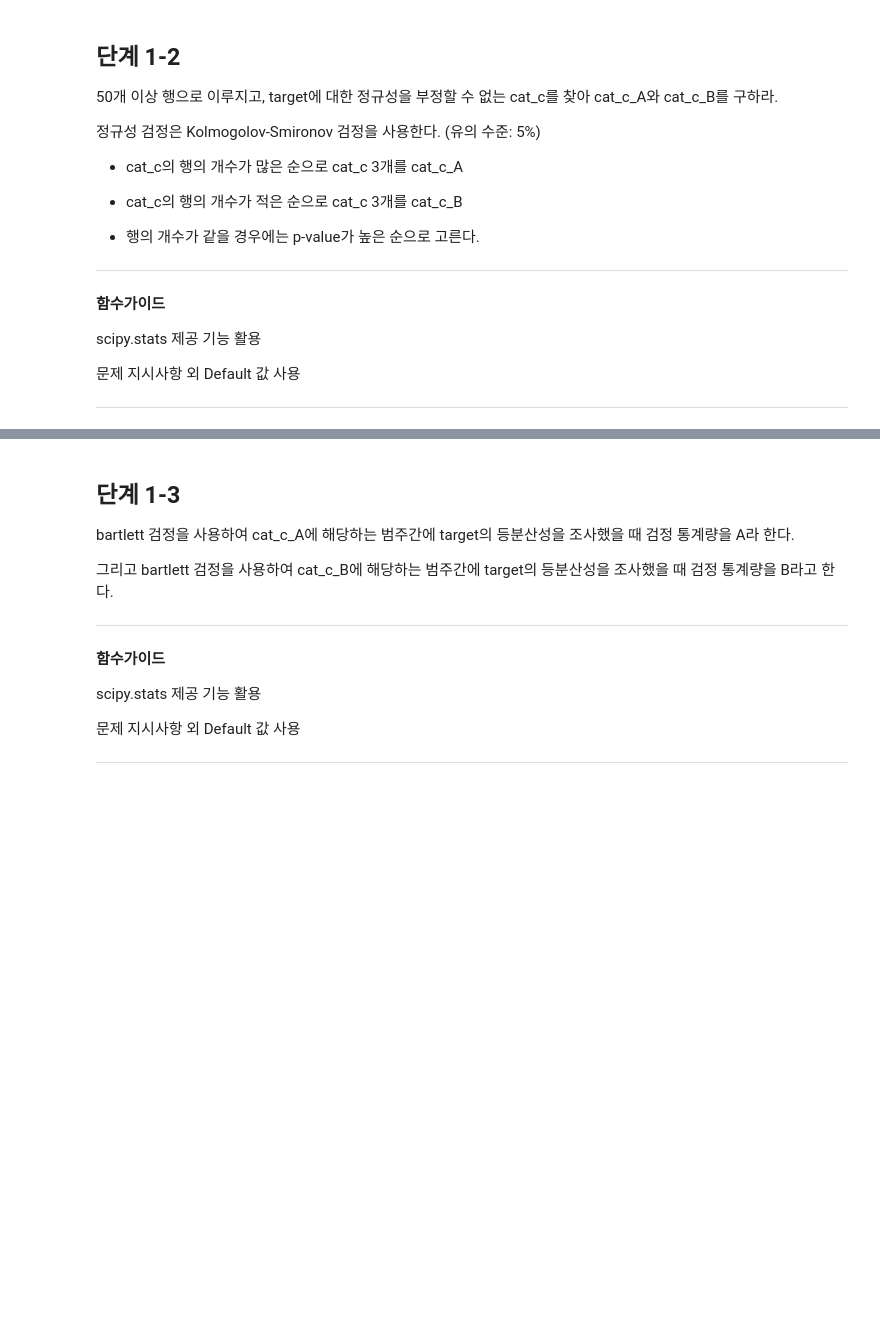
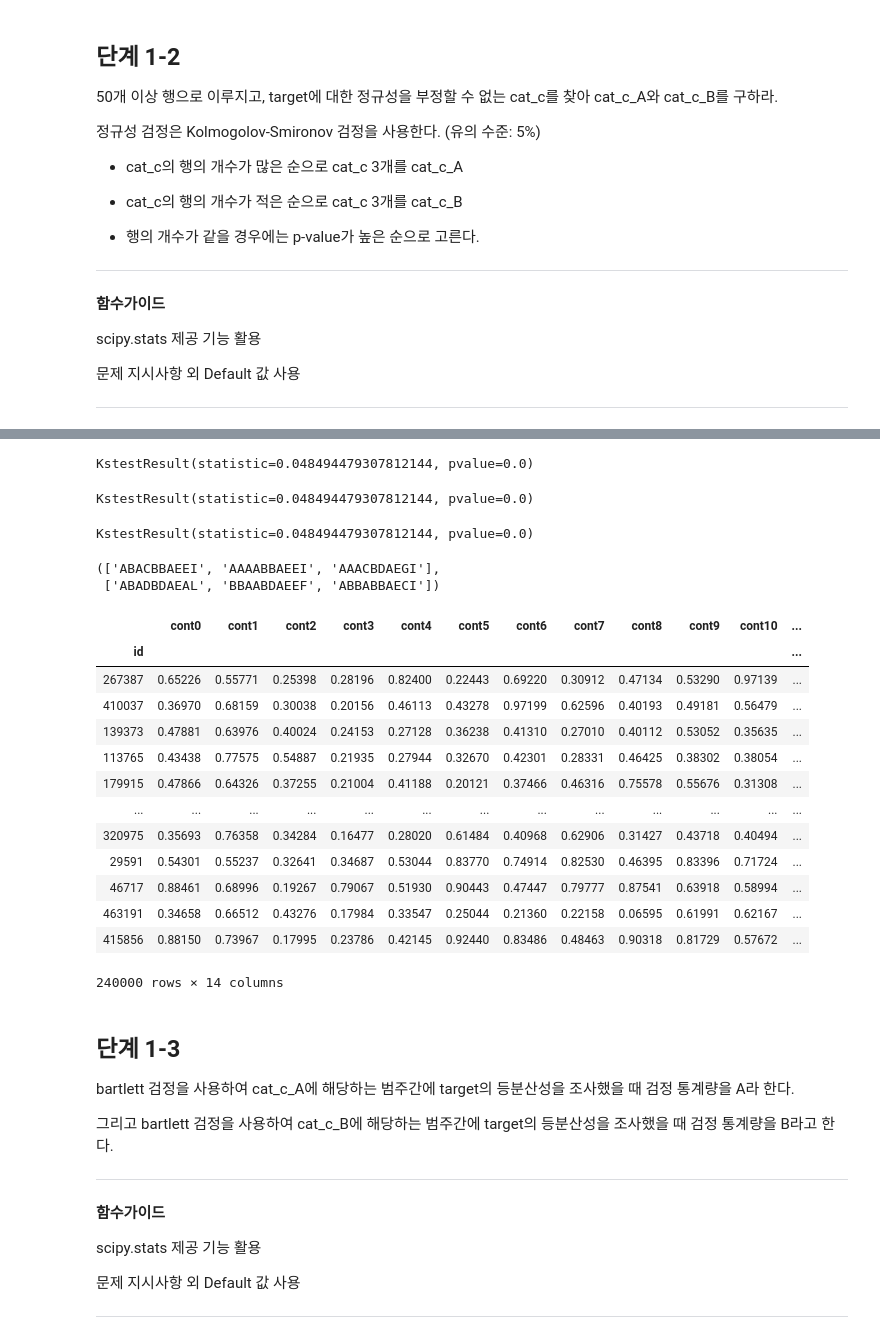
Before and after one commit to sunkusun9/DS_lv3_2311_2, a Jupyter notebook: sec_ds_lv3_prob2_prob.ipynb, the cells around one changed output, grey strips where cells are left out. Drawn from its saved outputs; the diff is of its cells as text; code cells hidden in the pictures; blank space fills up the shorter version.

```diff
--- a/sec_ds_lv3_prob2_prob.ipynb
+++ b/sec_ds_lv3_prob2_prob.ipynb
@@ -245 +252,3 @@ min_inter_dist / max_diameter
+# %%
+df_basetable = df_train.copy()
 # %% [markdown]
@@ -275,0 +368,14 @@ scipy.stats 제공 기능 활용
+# %%
+from scipy.stats import kstest, norm, zscore
+kstest(zscore(df_prob1['target'], ddof=1), norm.cdf)
+# %% [output]
+KstestResult(statistic=0.048494479307812144, pvalue=0.0)
+# %%
+from functools import partial
+kstest(df_prob1['target'], partial(norm.cdf, loc=df_prob1['target'].mean(), scale=df_prob1['target'].std()))
+# %% [output]
+KstestResult(statistic=0.048494479307812144, pvalue=0.0)
+# %%
+kstest(df_prob1['target'], norm.cdf, args=[df_prob1['target'].mean(), df_prob1['target'].std()])
+# %% [output]
+KstestResult(statistic=0.048494479307812144, pvalue=0.0)
@@ -276,3 +399,35 @@ scipy.stats 제공 기능 활용
+# %%
+# 검정결과를 DataFrame으로 구성합니다.
+df_kstest = pd.DataFrame(ks_result, columns=['cat_c', 'stat', 'pvalue', 'cnt']).set_index('cat_c')
+# 이후 과정은 방법 1과 같습니다.
+df_kstest = df_kstest.query('pvalue >= 0.05')\
+                    .sort_values(['cnt', 'pvalue'], ascending=[False, True])
+cat_c_A = df_kstest.iloc[:3].index.tolist()
+cat_c_B = df_kstest.iloc[-3:].index.tolist()
+cat_c_A, cat_c_B
+# %% [output]
+(['ABACBBAEEI', 'AAAABBAEEI', 'AAACBDAEGI'],
+ ['ABADBDAEAL', 'BBAABDAEEF', 'ABBABBAECI'])
+# %%
+df_basetable.filter(
+    like='cont',
+    axis=1
+)
+# %% [output]
+|  | cont0 | cont1 | cont2 | cont3 | cont4 | cont5 | cont6 | cont7 | cont8 | cont9 | cont10 | ... |
+| id |  |  |  |  |  |  |  |  |  |  |  | ... |
+| 267387 | 0.65226 | 0.55771 | 0.25398 | 0.28196 | 0.82400 | 0.22443 | 0.69220 | 0.30912 | 0.47134 | 0.53290 | 0.97139 | ... |
+| 410037 | 0.36970 | 0.68159 | 0.30038 | 0.20156 | 0.46113 | 0.43278 | 0.97199 | 0.62596 | 0.40193 | 0.49181 | 0.56479 | ... |
+| 139373 | 0.47881 | 0.63976 | 0.40024 | 0.24153 | 0.27128 | 0.36238 | 0.41310 | 0.27010 | 0.40112 | 0.53052 | 0.35635 | ... |
+| 113765 | 0.43438 | 0.77575 | 0.54887 | 0.21935 | 0.27944 | 0.32670 | 0.42301 | 0.28331 | 0.46425 | 0.38302 | 0.38054 | ... |
+| 179915 | 0.47866 | 0.64326 | 0.37255 | 0.21004 | 0.41188 | 0.20121 | 0.37466 | 0.46316 | 0.75578 | 0.55676 | 0.31308 | ... |
+| ... | ... | ... | ... | ... | ... | ... | ... | ... | ... | ... | ... | ... |
+| 320975 | 0.35693 | 0.76358 | 0.34284 | 0.16477 | 0.28020 | 0.61484 | 0.40968 | 0.62906 | 0.31427 | 0.43718 | 0.40494 | ... |
+| 29591 | 0.54301 | 0.55237 | 0.32641 | 0.34687 | 0.53044 | 0.83770 | 0.74914 | 0.82530 | 0.46395 | 0.83396 | 0.71724 | ... |
+| 46717 | 0.88461 | 0.68996 | 0.19267 | 0.79067 | 0.51930 | 0.90443 | 0.47447 | 0.79777 | 0.87541 | 0.63918 | 0.58994 | ... |
+| 463191 | 0.34658 | 0.66512 | 0.43276 | 0.17984 | 0.33547 | 0.25044 | 0.21360 | 0.22158 | 0.06595 | 0.61991 | 0.62167 | ... |
+| 415856 | 0.88150 | 0.73967 | 0.17995 | 0.23786 | 0.42145 | 0.92440 | 0.83486 | 0.48463 | 0.90318 | 0.81729 | 0.57672 | ... |
+240000 rows × 14 columns
 # %% [markdown]
 ## 단계 1-3
 
```
Also changed, not shown: parts of 50 cells of this notebook.
